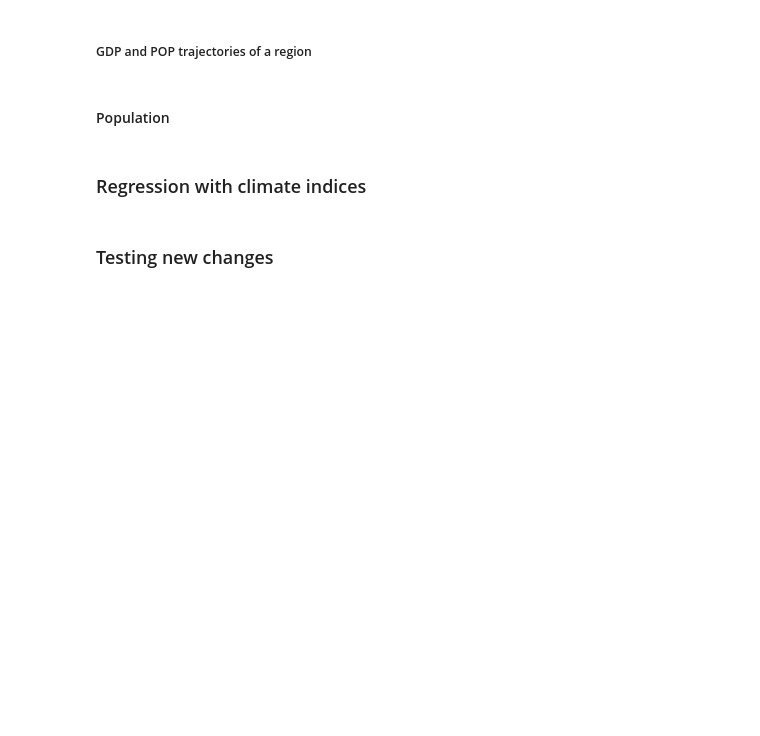
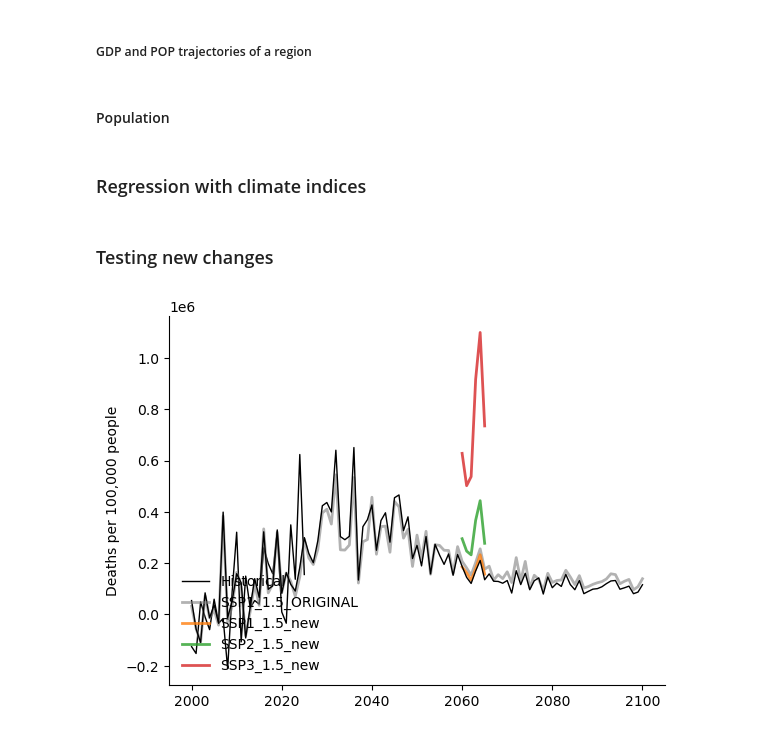
Before and after one commit to Ditesli/mortality-temperature, a Jupyter notebook: comparison/carleton.ipynb, the cells around one changed output. Saved outputs shown, nothing was run; the diff lists cells and outputs as text; code cells hidden in the pictures; blank space fills up the shorter version.

```diff
--- a/comparison/carleton.ipynb
+++ b/comparison/carleton.ipynb
@@ -339,45 +339,53 @@ plt.show()
 # %%
 wdir = "X:\\user\\liprandicn\\mt-comparison\\carleton2022\\output\\"
 temp_type = "heat"
-unit = "relative"
+unit = "total"
 age_group = "all"
 region = "World"
 years = range(2000,2101)
 disease = None
 
 SSP1_M = utils.LoadMortality(wdir, "default/mortality_default_SSP1_M_Carleton_2000-2100", years, region, temp_type, unit, age_group, disease, None, None)
 ERA5 = utils.LoadMortality(wdir, "default/mortality_default_SSP2_ERA5_2000-2025", years, region, temp_type, unit, age_group, disease, None, None)
 SSP1_M_new = utils.LoadMortality(wdir, "ScenarioMIP/IMAGE/MOR_ScenarioMIP_SSP1_M_Carleton__2060-2065", years, region, temp_type, unit, age_group, disease, None, None)
 SSP1_L_new = utils.LoadMortality(wdir, "ScenarioMIP/IMAGE/MOR_ScenarioMIP_SSP1_L_Carleton__2060-2065", years, region, temp_type, unit, age_group, disease, None, None)
 SSP2_L_new = utils.LoadMortality(wdir, "ScenarioMIP/IMAGE/MOR_ScenarioMIP_SSP2_L_Carleton__2060-2065", years, region, temp_type, unit, age_group, disease, None, None)
 SSP3_L_new = utils.LoadMortality(wdir, "ScenarioMIP/IMAGE/MOR_ScenarioMIP_SSP3_L_Carleton__2060-2065", years, region, temp_type, unit, age_group, disease, None, None)
-SSP1_L_test = utils.LoadMortality(wdir, "ScenarioMIP/IMAGE/MOR_ScenarioMIP_SSP1_L_scenariomip_newdownscalling_2060-2065_mean", years, region, temp_type, unit, age_group, disease, None, None)
-SSP2_L_test = utils.LoadMortality(wdir, "ScenarioMIP/IMAGE/MOR_ScenarioMIP_SSP2_L_scenariomip_newdownscalling_2060-2065_mean", years, region, temp_type, unit, age_group, disease, None, None)
-SSP3_L_test = utils.LoadMortality(wdir, "ScenarioMIP/IMAGE/MOR_ScenarioMIP_SSP3_L_scenariomip_newdownscalling_2060-2065_mean", years, region, temp_type, unit, age_group, disease, None, None)
-SSP1_L_2010 = utils.LoadMortality(wdir, "ScenarioMIP/IMAGE/MOR_ScenarioMIP_SSP1_L_scenariomip_2010newdownscalling_2060-2065_mean", years, region, temp_type, unit, age_group, disease, None, None)
-SSP2_L_2010 = utils.LoadMortality(wdir, "ScenarioMIP/IMAGE/MOR_ScenarioMIP_SSP2_L_scenariomip_2010newdownscalling_2060-2065_mean", years, region, temp_type, unit, age_group, disease, None, None)
-SSP3_L_2010 = utils.LoadMortality(wdir, "ScenarioMIP/IMAGE/MOR_ScenarioMIP_SSP3_L_scenariomip_2010newdownscalling_2060-2065_mean", years, region, temp_type, unit, age_group, disease, None, None)
+# SSP1_L_test = utils.LoadMortality(wdir, "ScenarioMIP/IMAGE/MOR_ScenarioMIP_SSP1_L_scenariomip_newdownscalling_2060-2065_mean", years, region, temp_type, unit, age_group, disease, None, None)
+# SSP2_L_test = utils.LoadMortality(wdir, "ScenarioMIP/IMAGE/MOR_ScenarioMIP_SSP2_L_scenariomip_newdownscalling_2060-2065_mean", years, region, temp_type, unit, age_group, disease, None, None)
+# SSP3_L_test = utils.LoadMortality(wdir, "ScenarioMIP/IMAGE/MOR_ScenarioMIP_SSP3_L_scenariomip_newdownscalling_2060-2065_mean", years, region, temp_type, unit, age_group, disease, None, None)
+# SSP1_L_2010 = utils.LoadMortality(wdir, "ScenarioMIP/IMAGE/MOR_ScenarioMIP_SSP1_L_scenariomip_2010newdownscalling_2060-2065_mean", years, region, temp_type, unit, age_group, disease, None, None)
+# SSP2_L_2010 = utils.LoadMortality(wdir, "ScenarioMIP/IMAGE/MOR_ScenarioMIP_SSP2_L_scenariomip_2010newdownscalling_2060-2065_mean", years, region, temp_type, unit, age_group, disease, None, None)
+# SSP3_L_2010 = utils.LoadMortality(wdir, "ScenarioMIP/IMAGE/MOR_ScenarioMIP_SSP3_L_scenariomip_2010newdownscalling_2060-2065_mean", years, region, temp_type, unit, age_group, disease, None, None)
+# SSP1_L_test = utils.LoadMortality(wdir, "ScenarioMIP/IMAGE/MOR_ScenarioMIP_SSP1_L_scenariomip_newdownscalling_test_2060-2065_mean", years, region, temp_type, unit, age_group, disease, None, None)
+
+SSP1_L_nc = (xr.open_dataset("X:\\user\\liprandicn\\mt-comparison\\carleton2022\\output\\ScenarioMIP\\mortality_ScenarioMIP_SSP1_L_scenariomip_2000-2100_mean.nc")
+             .set_index(
+    geo=["region_type", "region"])
+             .sel(region_type="IMAGE", region=region, t_type=temp_type, age_group="All ages").mortality)
 
 
 plt.plot(ERA5.columns, ERA5.values.flatten(), label="Historical", linewidth=1, c="k")
 plt.plot(SSP1_M.columns, SSP1_M.values.flatten(), label="SSP1_1.5_ORIGINAL", linewidth=2, color="grey", alpha=0.6)
 plt.plot(SSP1_L_new.columns, SSP1_L_new.values.flatten(), label="SSP1_1.5_new", linewidth=2, color="C1", alpha=0.8)
 plt.plot(SSP2_L_new.columns, SSP2_L_new.values.flatten(), label="SSP2_1.5_new", linewidth=2, color="C2", alpha=0.8)
 plt.plot(SSP3_L_new.columns, SSP3_L_new.values.flatten(), label="SSP3_1.5_new", linewidth=2, color="C3", alpha=0.8)
-plt.plot(SSP1_L_test.columns, SSP1_L_test.values.flatten(), label="SSP1_1.5_scenariomip_newdownscalling", linewidth=2, color="chocolate", alpha=0.8)
-plt.plot(SSP2_L_test.columns, SSP2_L_test.values.flatten(), label="SSP2_1.5_scenariomip_newdownscalling", linewidth=2, color="olive", alpha=0.8)
-plt.plot(SSP3_L_test.columns, SSP3_L_test.values.flatten(), label="SSP3_1.5_scenariomip_newdownscalling", linewidth=2, color="r", alpha=0.8)
+# plt.plot(SSP1_L_test.columns, SSP1_L_test.values.flatten(), label="SSP1_1.5_scenariomip_newdownscalling", linewidth=2, color="k", alpha=0.8)
+# plt.plot(SSP2_L_test.columns, SSP2_L_test.values.flatten(), label="SSP2_1.5_scenariomip_newdownscalling", linewidth=2, color="olive", alpha=0.8)
+# plt.plot(SSP3_L_test.columns, SSP3_L_test.values.flatten(), label="SSP3_1.5_scenariomip_newdownscalling", linewidth=2, color="r", alpha=0.8)
 # plt.plot(SSP1_L_2010.columns, SSP1_L_2010.values.flatten(), label="SSP1_1.5_scenariomip_2010newdownscalling", linewidth=2.5, color="orange", alpha=0.8, linestyle="dashdot")
 # plt.plot(SSP2_L_2010.columns, SSP2_L_2010.values.flatten(), label="SSP2_1.5_scenariomip_2010newdownscalling", linewidth=2.5, color="greenyellow", alpha=0.8, linestyle="dashdot")
 # plt.plot(SSP3_L_2010.columns, SSP3_L_2010.values.flatten(), label="SSP3_1.5_scenariomip_2010newdownscalling", linewidth=2.5, color="orangered", alpha=0.8, linestyle="dashdot")
-
+plt.plot(SSP1_L_nc.year, SSP1_L_nc.values, color="k", linewidth=1)
 
 # plt.title(f"{region} {unit} mortality projections | {temp_type.capitalize()} | {age_group.capitalize()} group")
 # plt.title(f"Global heat-related mortality projections", fontsize=14, y=1)
 plt.legend(frameon=False, loc="lower left")
 plt.ylabel("Deaths per 100,000 people")
 ax = plt.gca()
 ax.spines["top"].set_visible(False)
 ax.spines["right"].set_visible(False)
 
 plt.show()
+# %% [output]
+[figure, added]
```
Also changed, not shown: parts of 2 cells of this notebook.
